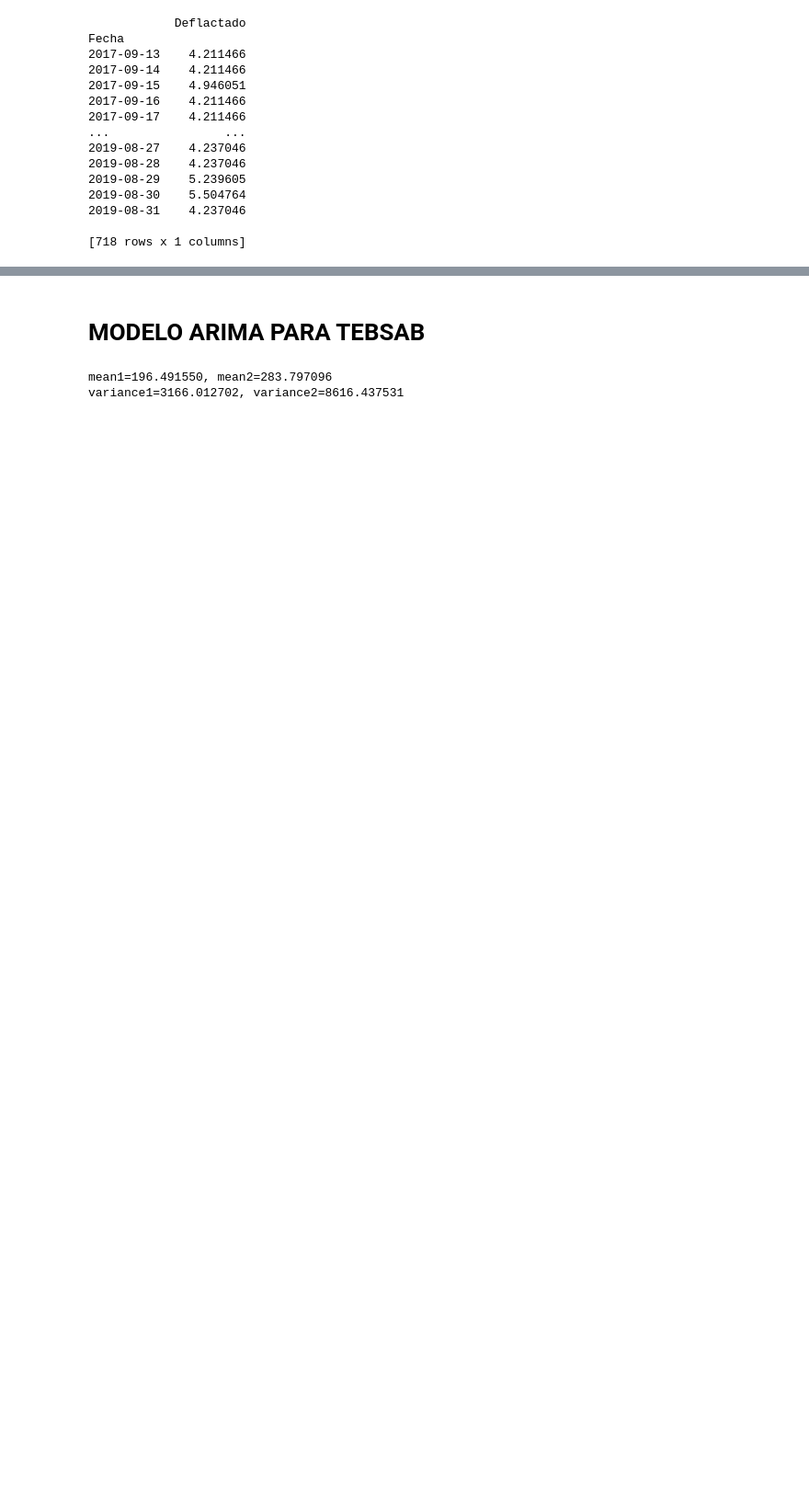
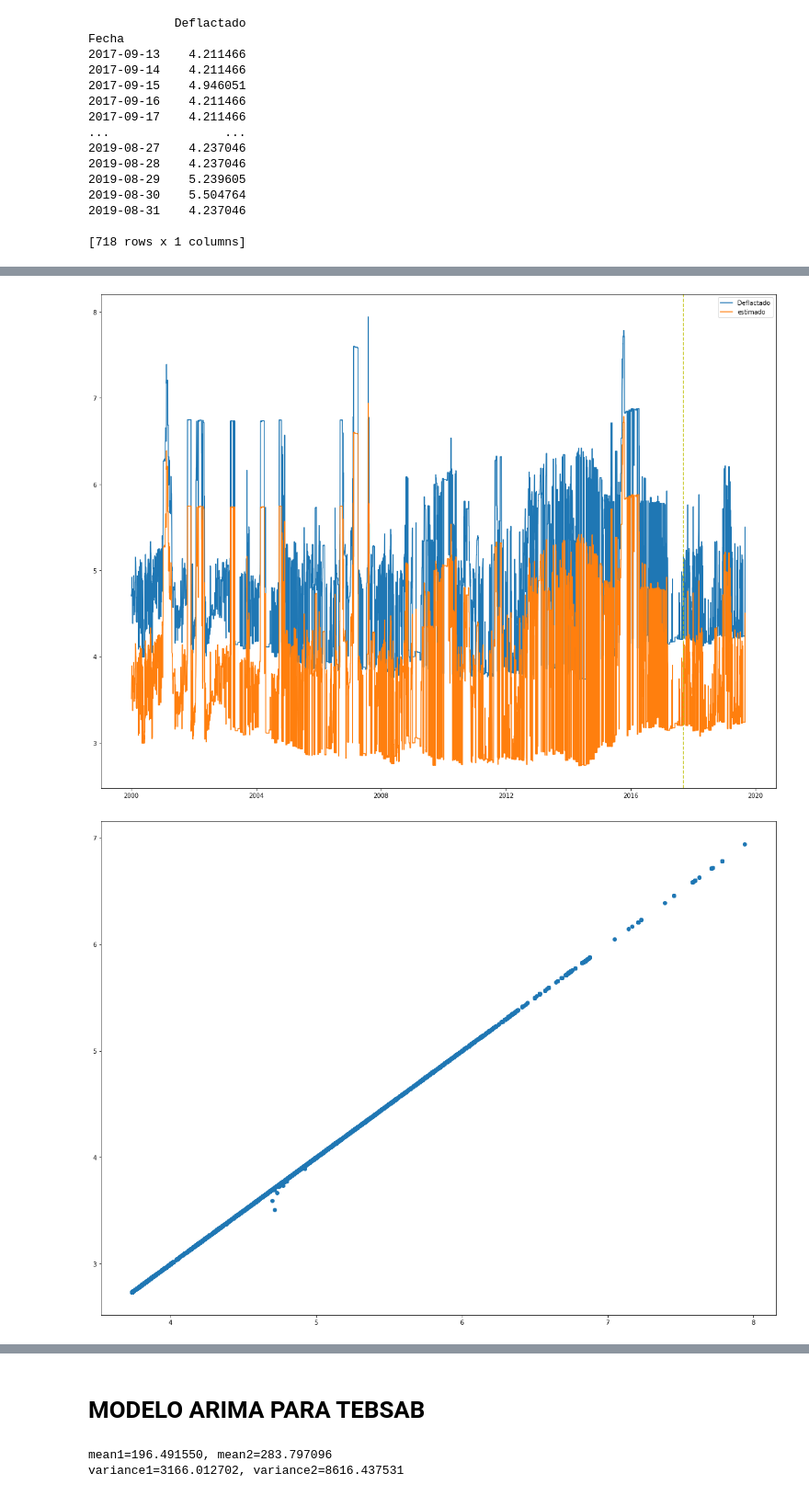
Before and after one commit to Vamarinpe/PAE, a Jupyter notebook: CodRecurso.ipynb, the cells around one changed output, grey strips where cells are left out. Shown at 92% size. Drawn from its saved outputs; the diff is of its cells as text; code cells hidden in the pictures; blank space fills up the shorter version.

```diff
--- a/CodRecurso.ipynb
+++ b/CodRecurso.ipynb
@@ -594,0 +536,23 @@ ARIMA model MSE:0.3715294677051644
+# %%
+import statsmodels
+ar=[0.9409]
+ma=[-1.3604,0.2483,0.0702,0.0486]
+sigma=[0.2766]
+res=statsmodels.tsa.innovations.arma_innovations.arma_innovations(M1BetaniaLog['Deflactado'],ar_params=ar,ma_params=ma,sigma2=sigma)
+innovaciones=res[0]
+innovaciones_mse=res[1]
+estimado=M1BetaniaLog['Deflactado'].values-innovaciones_mse
+estimado=pd.DataFrame(estimado,index=M1BetaniaLog['Deflactado'].index,columns=['estimado'])
+
+plt.plot(M1BetaniaLog['Deflactado'])
+plt.plot(estimado)
+plt.legend(['Deflactado','estimado'])
+plt.axvline(x='2017-09-12',color='y',linestyle='--')
+plt.show()
+
+plt.figure(figsize=(20,15))
+plt.scatter(M1BetaniaLog['Deflactado'],estimado)
+plt.show()
+# %% [output]
+[figure, added]
+[figure, added]
```
Also changed, not shown: parts of 13 cells of this notebook.
